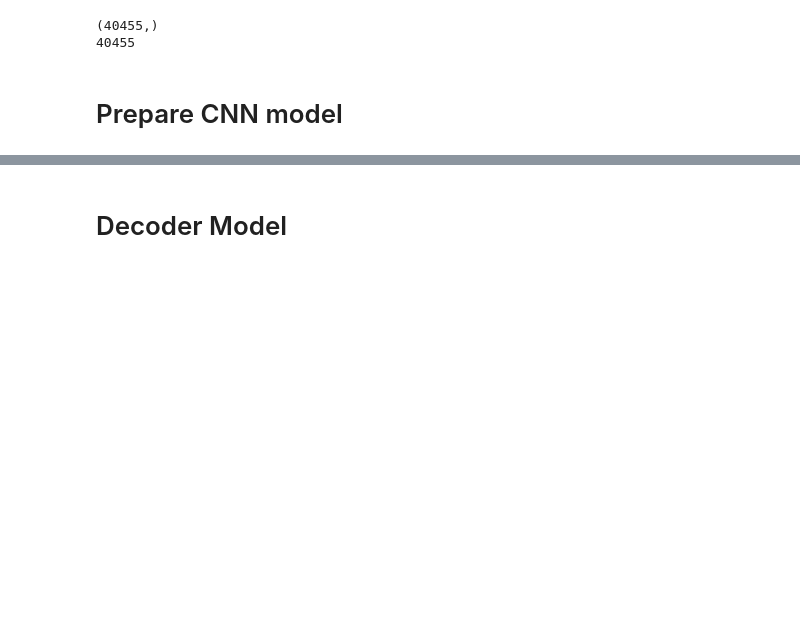
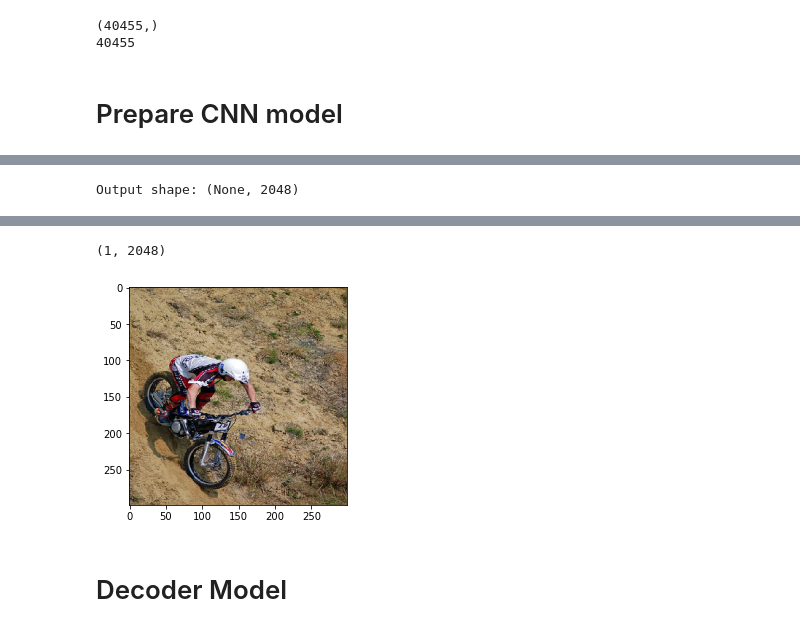
Before and after one commit to LindeBee/scalableML, a Jupyter notebook: lab2/lab2.ipynb, the cells around one changed output, grey strips where cells are left out. Cells and saved outputs as stored; diff of their text form; code cells hidden in the pictures; blank space fills up the shorter version.

```diff
--- a/lab2/lab2.ipynb
+++ b/lab2/lab2.ipynb
@@ -115,11 +106,19 @@ cnn4nw.layers[-1].output_shape
+# %%
+from tensorflow.keras.models import Model
+# remove last layer for our encoder
+cnn._layers.pop() # Get rid of the classification layer
+cnn4nw = Model(inputs=cnn.inputs, outputs=cnn.layers[-1].output)
+
+print("Output shape:", cnn4nw.layers[-1].output_shape)
+# %% [output]
+Output shape: (None, 2048)
 # %%
-#'Encode' images to vectors using CNN
-image_enc = []
-for im in image:
-    img = load_img("dataF8k/Images/479807115_3a484fb18b.jpg", target_size=(224, 224))
-    plt.imshow(img)
-    x = img_to_array(img)
-    x = x.reshape((1,) + x.shape)
-    x = tf.keras.applications.mobilenet_v2.preprocess_input(x)
-    prediction = cnn.predict(x)
-    image_enc.append(prediction)
+# Test on an image
+img = load_img("dataF8k/Images/479807115_3a484fb18b.jpg", target_size=(299, 299))
+plt.imshow(img)
+x = img_to_array(img)
+x = x.reshape((1,) + x.shape)
+x = tf.keras.applications.inception_v3.preprocess_input(x)
+prediction = cnn4nw.predict(x)
+prediction.shape
+# %% [output]
@@ -125,0 +126,2 @@ for im in image:
+(1, 2048)
+[figure, added]
```
Also changed, not shown: parts of 7 cells of this notebook.
